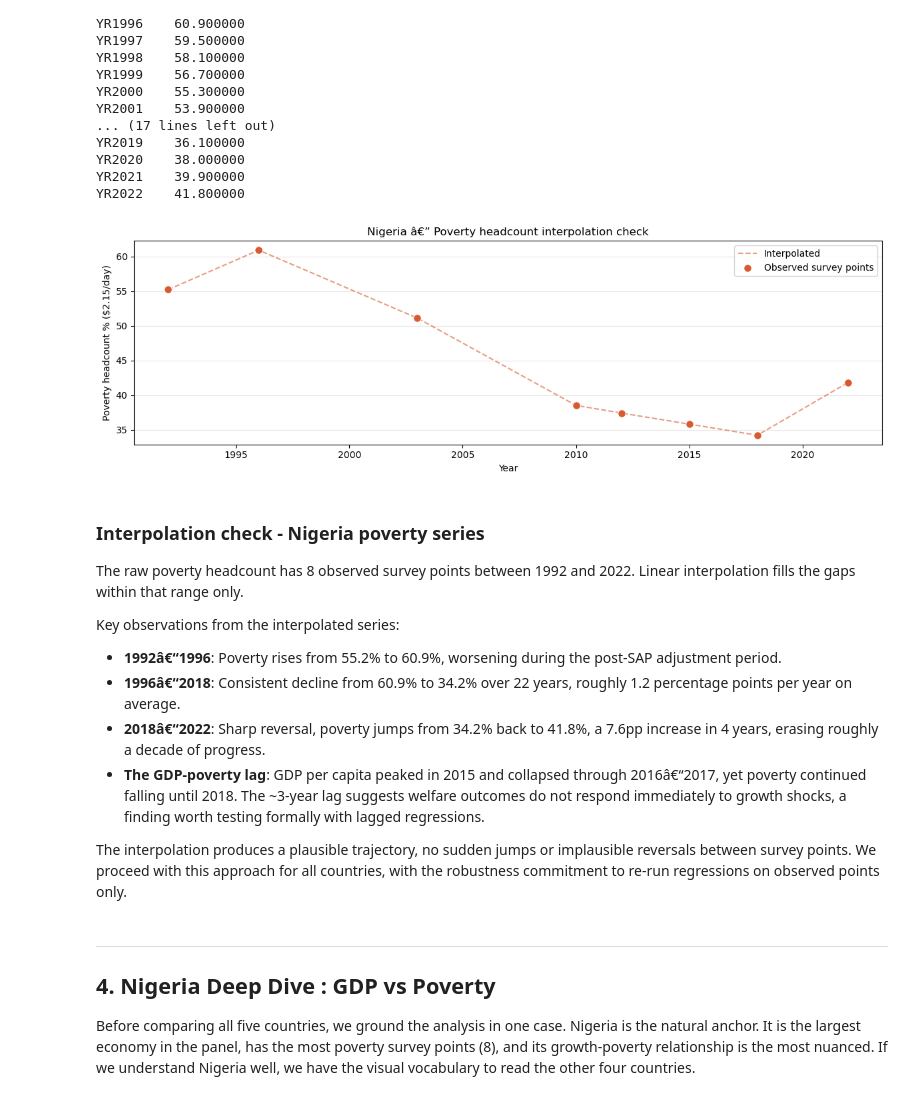
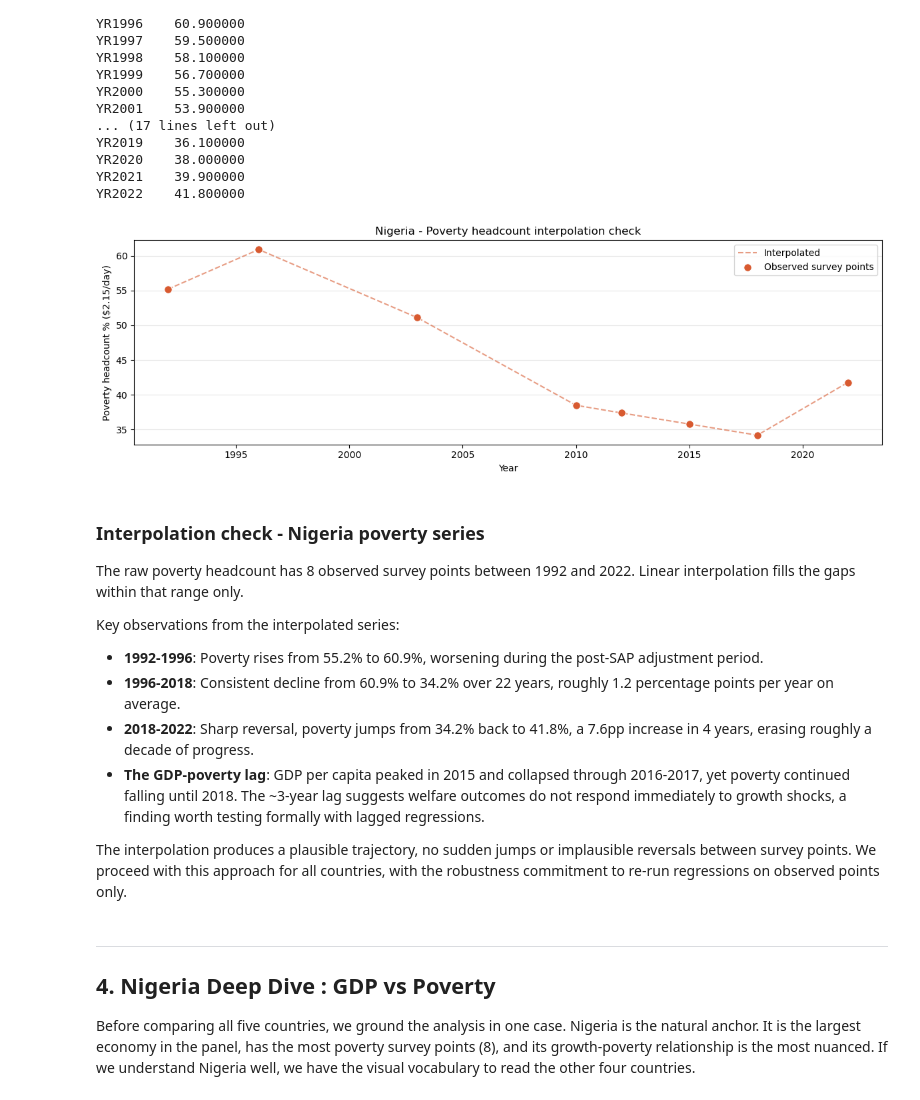
Before and after one commit to kozah04/ng-growth-poverty, a Jupyter notebook: notebooks/eda.ipynb, the cells around one changed output. Cells and saved outputs as stored; diff of their text form; code cells hidden in the pictures.

```diff
--- a/notebooks/eda.ipynb
+++ b/notebooks/eda.ipynb
@@ -230,29 +229,29 @@ YR2020    38.000000
 YR2021    39.900000
 YR2022    41.800000
 # %%
-# validation plot: Nigeria poverty â€” observed vs interpolated
+# validation plot: Nigeria poverty - observed vs interpolated
 nga_pov_full = pov_interp.loc["NGA"]
 nga_pov_full.index = nga_pov_full.index.str.replace("YR", "").astype(int)
 
 obs_raw = df_full.loc[("NGA", "SI.POV.DDAY")].dropna()
 obs_idx = obs_raw.index.str.replace("YR", "").astype(int)
 obs_vals = obs_raw.values
 
 fig, ax = plt.subplots(figsize=(12, 4))
 ax.plot(nga_pov_full.index, nga_pov_full.values, color="#D85A30",
         linewidth=1.5, linestyle="--", alpha=0.6, label="Interpolated")
 ax.scatter(obs_idx, obs_vals, color="#D85A30", s=70, zorder=5,
            edgecolors="white", linewidth=0.8, label="Observed survey points")
-ax.set_title("Nigeria â€” Poverty headcount interpolation check")
+ax.set_title("Nigeria - Poverty headcount interpolation check")
 ax.set_xlabel("Year")
 ax.set_ylabel("Poverty headcount % ($2.15/day)")
 ax.legend()
 ax.grid(axis="y", alpha=0.3)
 plt.tight_layout()
 plt.savefig(FIGURES_DIR / "nga_interpolation_check.png", dpi=150, bbox_inches="tight")
 plt.show()
 # %% [output]
-[figure, old version]
+[figure, new version]
 # %% [markdown]
 ### Interpolation check - Nigeria poverty series
 
@@ -261,14 +260,14 @@ Linear interpolation fills the gaps within that range only.
 
 Key observations from the interpolated series:
 
-- **1992â€“1996**: Poverty rises from 55.2% to 60.9%, worsening during the post-SAP
+- **1992-1996**: Poverty rises from 55.2% to 60.9%, worsening during the post-SAP
   adjustment period.
-- **1996â€“2018**: Consistent decline from 60.9% to 34.2% over 22 years, roughly 1.2
+- **1996-2018**: Consistent decline from 60.9% to 34.2% over 22 years, roughly 1.2
   percentage points per year on average.
-- **2018â€“2022**: Sharp reversal, poverty jumps from 34.2% back to 41.8%, a 7.6pp
+- **2018-2022**: Sharp reversal, poverty jumps from 34.2% back to 41.8%, a 7.6pp
   increase in 4 years, erasing roughly a decade of progress.
 - **The GDP-poverty lag**: GDP per capita peaked in 2015 and collapsed through
-  2016â€“2017, yet poverty continued falling until 2018. The ~3-year lag suggests
+  2016-2017, yet poverty continued falling until 2018. The ~3-year lag suggests
   welfare outcomes do not respond immediately to growth shocks, a finding worth
   testing formally with lagged regressions.
 
```
Also changed, not shown: parts of 18 cells of this notebook, 1 other file.
